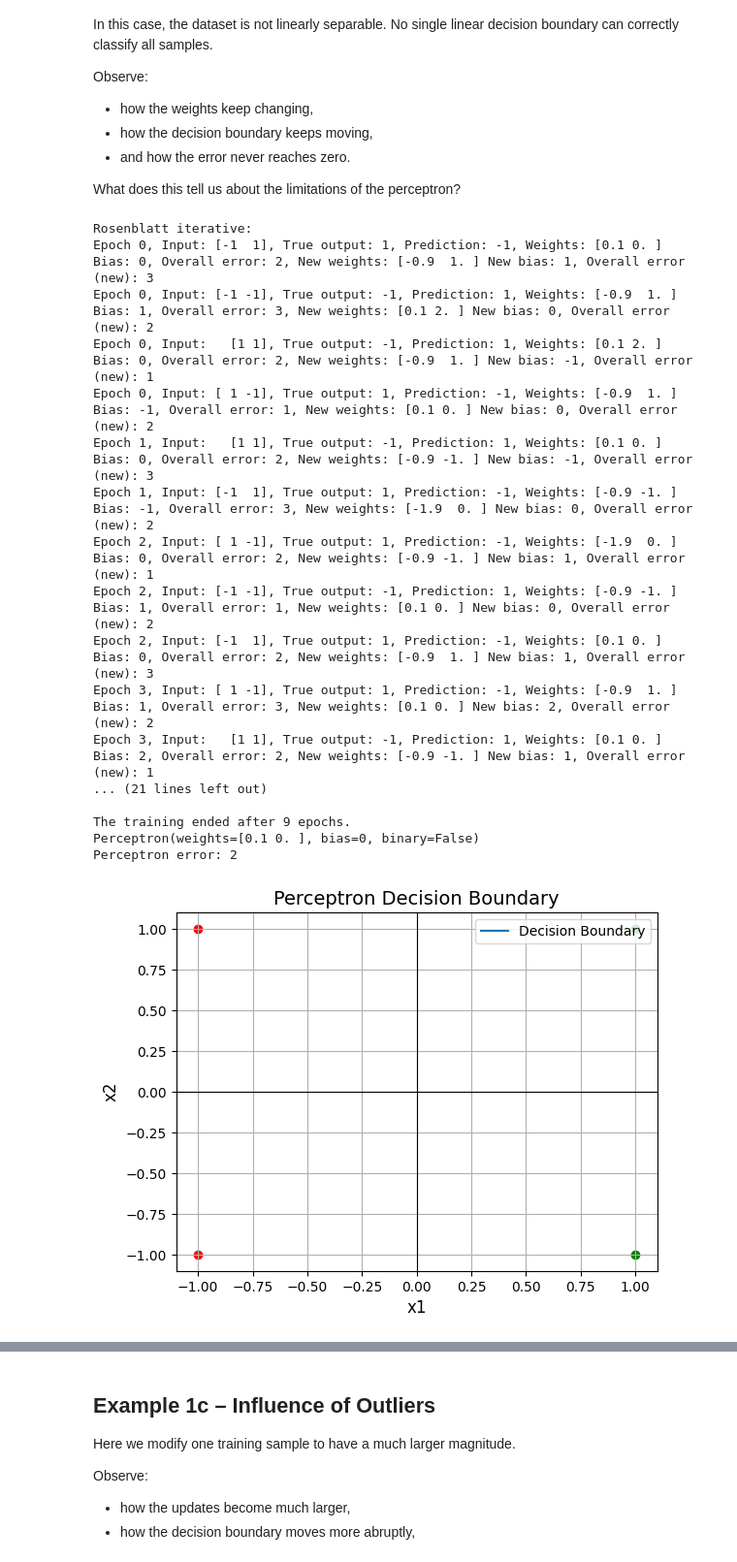
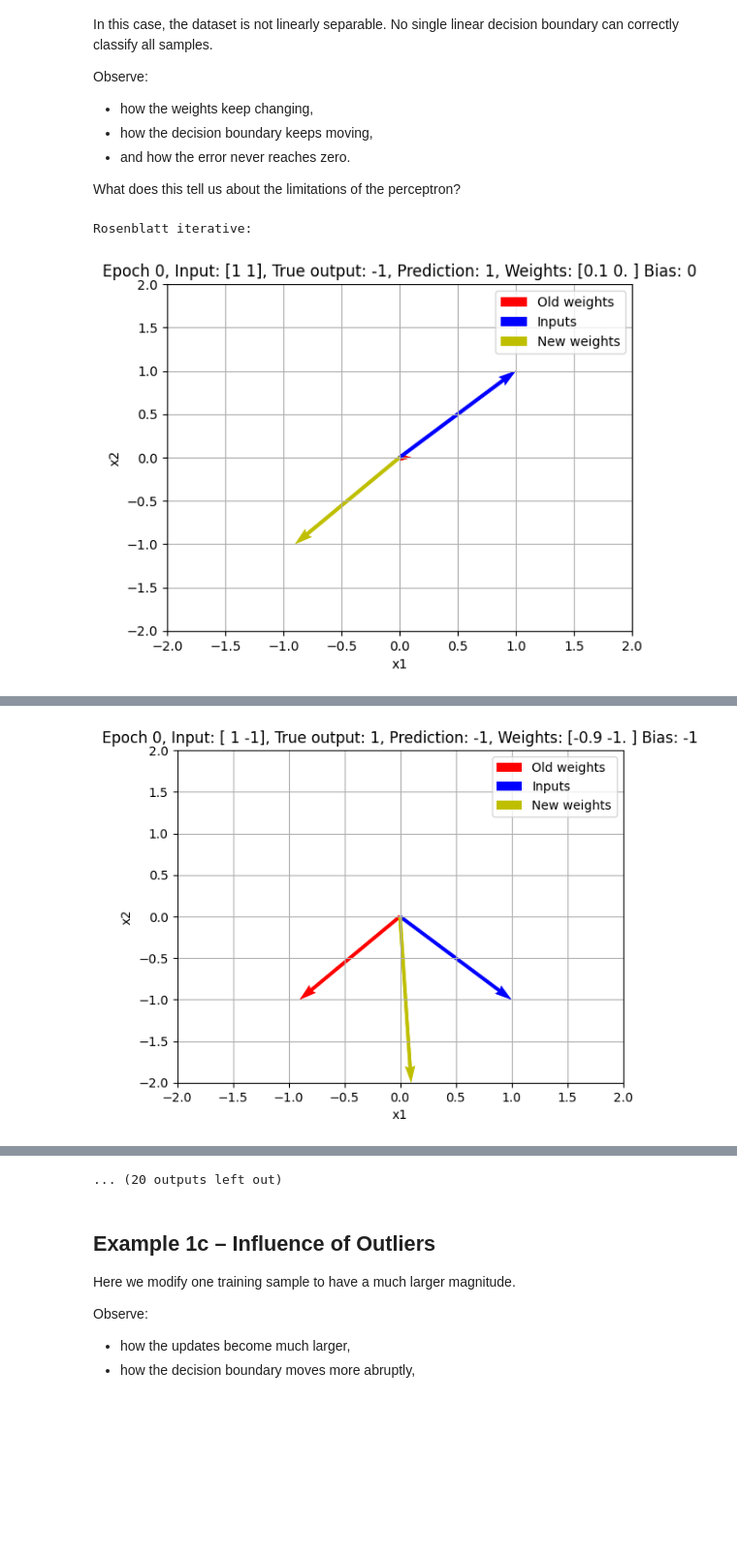
Before and after one commit to reitezuz/18NES1-2026, a Jupyter notebook: week02/rosenblatt_visualize.ipynb, the cells around one changed output, grey strips where cells are left out. Shown at 97% size. Cells and saved outputs as stored; diff of their text form; code cells hidden in the pictures; blank space fills up the shorter version.

```diff
--- a/week02/rosenblatt_visualize.ipynb
+++ b/week02/rosenblatt_visualize.ipynb
@@ -263,48 +267,32 @@ inputs = np.array([ [-1, -1],
                     [-1,  1],
                     [ 1, -1],
                     [ 1,  1]])
 true_outputs = np.array([-1, 1, 1, -1])
 
 # Perceptron parameters:
 epochs = 10
 weights = [0.1, 0]
 bias = 0
 binary = False
 
 # Train the perceptron:
 perceptron = Perceptron(weights, bias, binary)
-perceptron.rosenblatt_visualize(inputs, true_outputs, epochs, do_plot=False)
+perceptron.rosenblatt_visualize(inputs, true_outputs, epochs, do_plot=True)
 
 # Print summary:
 print(perceptron)
 real_outputs = perceptron.forward(inputs) # forward for the whole dataset
 error = perceptron_error(true_outputs, real_outputs)
 print(f"Perceptron error: {error}")
 plot_decision_boundary_2D(perceptron, inputs, true_outputs)
 
 # Create a pandas DataFrame for a nice table
 import pandas as pd
 df = pd.DataFrame(columns=['Input', 'Predicted', 'True'])
 for inputs, label in zip(inputs, true_outputs):
     df.loc[len(df)] = {'Input': inputs, 'Predicted': perceptron.forward(inputs), 'True': label}
 
 df
 # %% [output]
 Rosenblatt iterative:
-Epoch 0, Input: [-1  1], True output: 1, Prediction: -1, Weights: [0.1 0. ] Bias: 0, Overall error: 2, New weights: [-0.9  1. ] New bias: 1, Overall error (new): 3
-Epoch 0, Input: [-1 -1], True output: -1, Prediction: 1, Weights: [-0.9  1. ] Bias: 1, Overall error: 3, New weights: [0.1 2. ] New bias: 0, Overall error (new): 2
-Epoch 0, Input:   [1 1], True output: -1, Prediction: 1, Weights: [0.1 2. ] Bias: 0, Overall error: 2, New weights: [-0.9  1. ] New bias: -1, Overall error (new): 1
-Epoch 0, Input: [ 1 -1], True output: 1, Prediction: -1, Weights: [-0.9  1. ] Bias: -1, Overall error: 1, New weights: [0.1 0. ] New bias: 0, Overall error (new): 2
-Epoch 1, Input:   [1 1], True output: -1, Prediction: 1, Weights: [0.1 0. ] Bias: 0, Overall error: 2, New weights: [-0.9 -1. ] New bias: -1, Overall error (new): 3
-Epoch 1, Input: [-1  1], True output: 1, Prediction: -1, Weights: [-0.9 -1. ] Bias: -1, Overall error: 3, New weights: [-1.9  0. ] New bias: 0, Overall error (new): 2
-Epoch 2, Input: [ 1 -1], True output: 1, Prediction: -1, Weights: [-1.9  0. ] Bias: 0, Overall error: 2, New weights: [-0.9 -1. ] New bias: 1, Overall error (new): 1
-Epoch 2, Input: [-1 -1], True output: -1, Prediction: 1, Weights: [-0.9 -1. ] Bias: 1, Overall error: 1, New weights: [0.1 0. ] New bias: 0, Overall error (new): 2
-Epoch 2, Input: [-1  1], True output: 1, Prediction: -1, Weights: [0.1 0. ] Bias: 0, Overall error: 2, New weights: [-0.9  1. ] New bias: 1, Overall error (new): 3
-Epoch 3, Input: [ 1 -1], True output: 1, Prediction: -1, Weights: [-0.9  1. ] Bias: 1, Overall error: 3, New weights: [0.1 0. ] New bias: 2, Overall error (new): 2
-Epoch 3, Input:   [1 1], True output: -1, Prediction: 1, Weights: [0.1 0. ] Bias: 2, Overall error: 2, New weights: [-0.9 -1. ] New bias: 1, Overall error (new): 1
-... (21 lines left out)
-
-The training ended after 9 epochs.
-Perceptron(weights=[0.1 0. ], bias=0, binary=False)
-Perceptron error: 2
-[figure, old version]
+[figure, new version]
@@ -315,0 +299 @@ Perceptron error: 2
+[figure, added]
@@ -316,3 +309,4 @@ Perceptron error: 2
+... (20 outputs left out)
 # %% [markdown]
 ## Example 1c – Influence of Outliers
 
```
Also changed, not shown: parts of 4 cells of this notebook.
